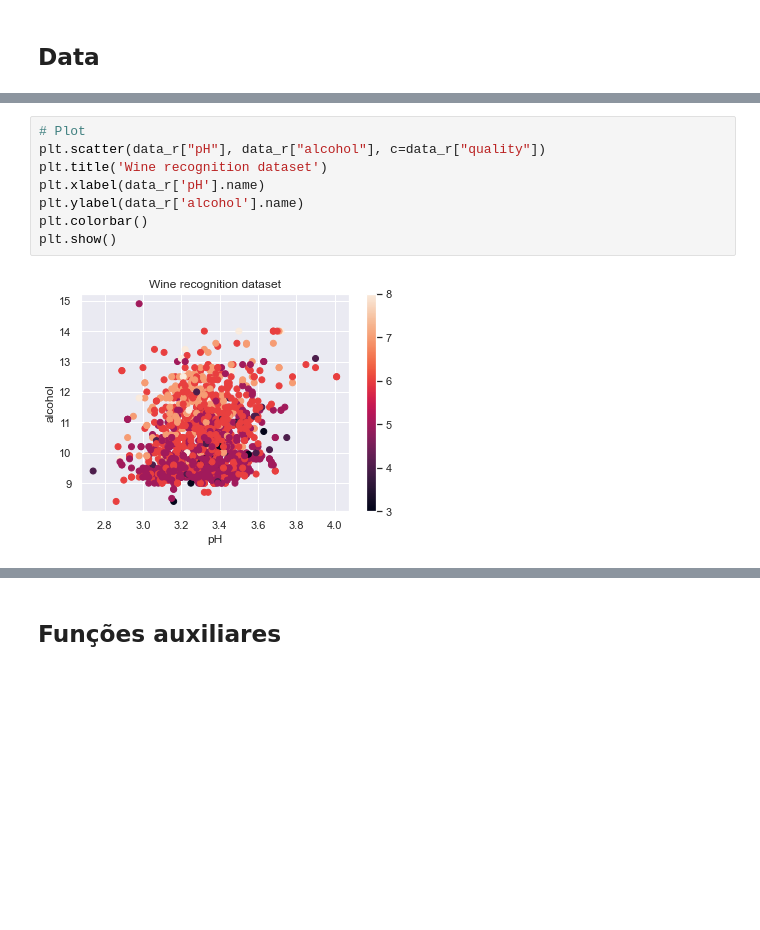
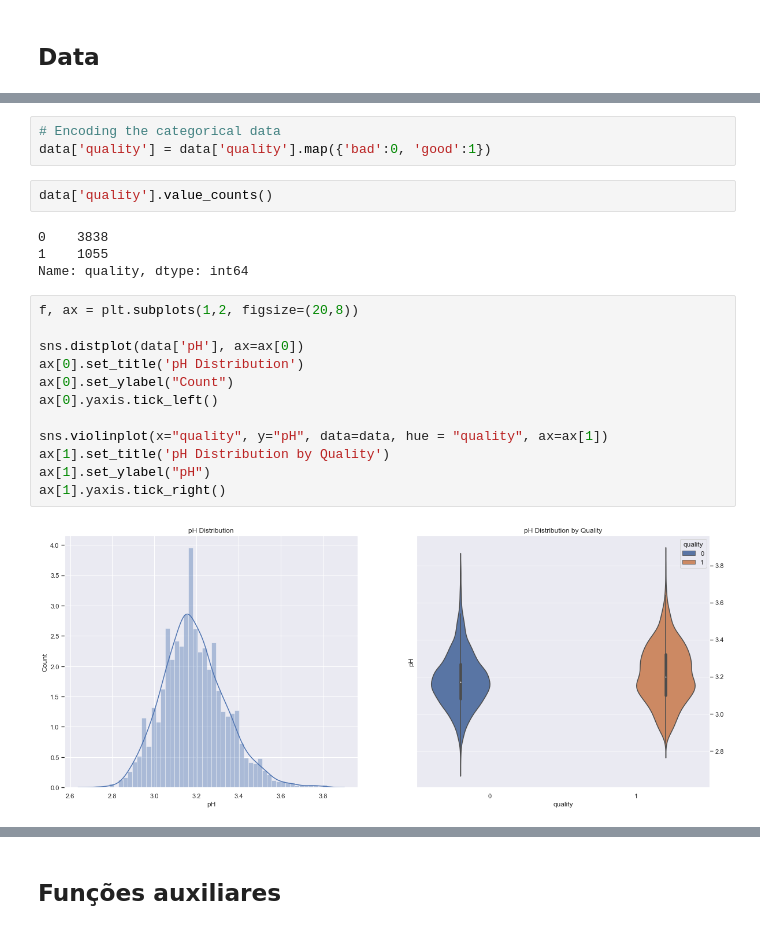
Before and after one commit to franciscomonteiro85/faa-wine-project, a Jupyter notebook: Wine_quality_project.ipynb, the cells around one changed output, grey strips where cells are left out. Saved outputs shown, nothing was run; the diff lists cells and outputs as text; blank space fills up the shorter version.

```diff
--- a/Wine_quality_project.ipynb
+++ b/Wine_quality_project.ipynb
@@ -145,10 +84,23 @@ Median values of red and white wine are equal
 # %%
-# Plot
-plt.scatter(data_r["pH"], data_r["alcohol"], c=data_r["quality"])
-plt.title('Wine recognition dataset')
-plt.xlabel(data_r['pH'].name)
-plt.ylabel(data_r['alcohol'].name)
-plt.colorbar()
-plt.show()
+# Encoding the categorical data
+data['quality'] = data['quality'].map({'bad':0, 'good':1})
-# %% [output]
-[figure, removed]
+# %%
+data['quality'].value_counts()
+# %% [output]
+0    3838
+1    1055
+Name: quality, dtype: int64
+# %%
+f, ax = plt.subplots(1,2, figsize=(20,8))
+
+sns.distplot(data['pH'], ax=ax[0])
+ax[0].set_title('pH Distribution')
+ax[0].set_ylabel("Count")
+ax[0].yaxis.tick_left()
+
+sns.violinplot(x="quality", y="pH", data=data, hue = "quality", ax=ax[1])
+ax[1].set_title('pH Distribution by Quality')
+ax[1].set_ylabel("pH")
+ax[1].yaxis.tick_right()
+# %% [output]
+[figure, added]
```
Also changed, not shown: parts of 16 cells of this notebook.
